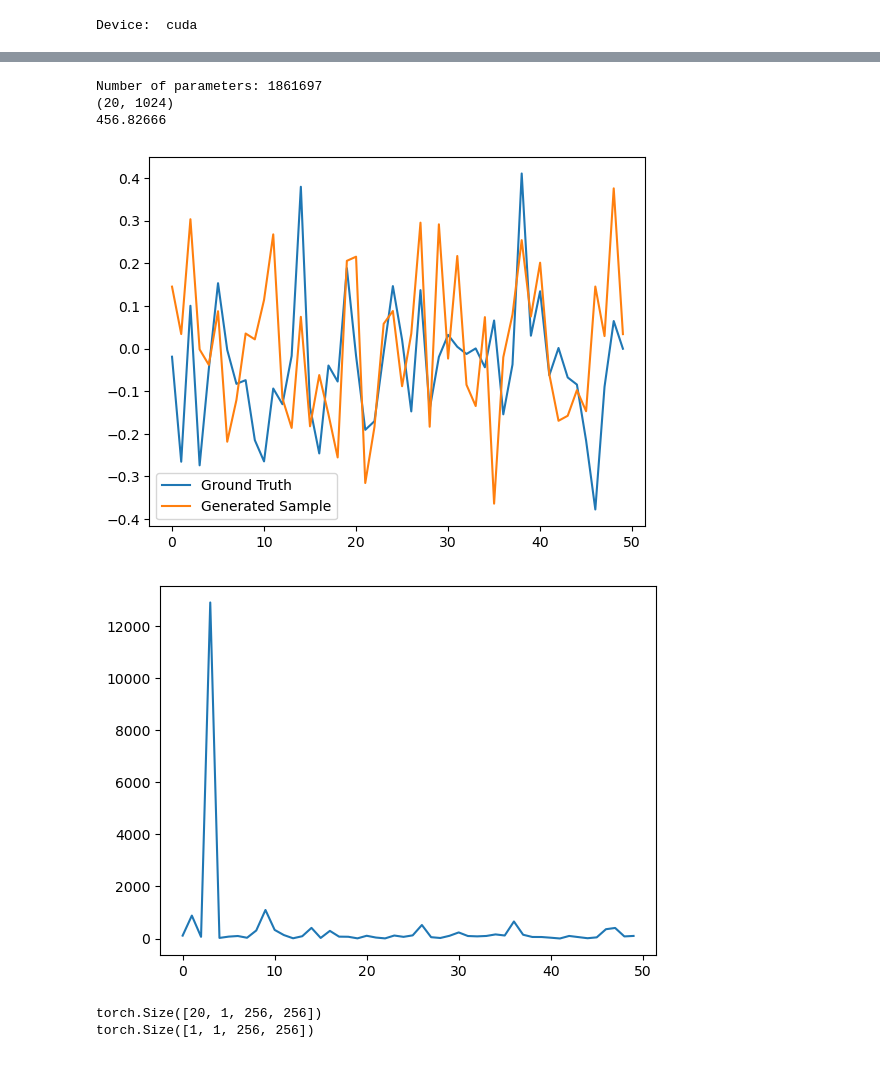
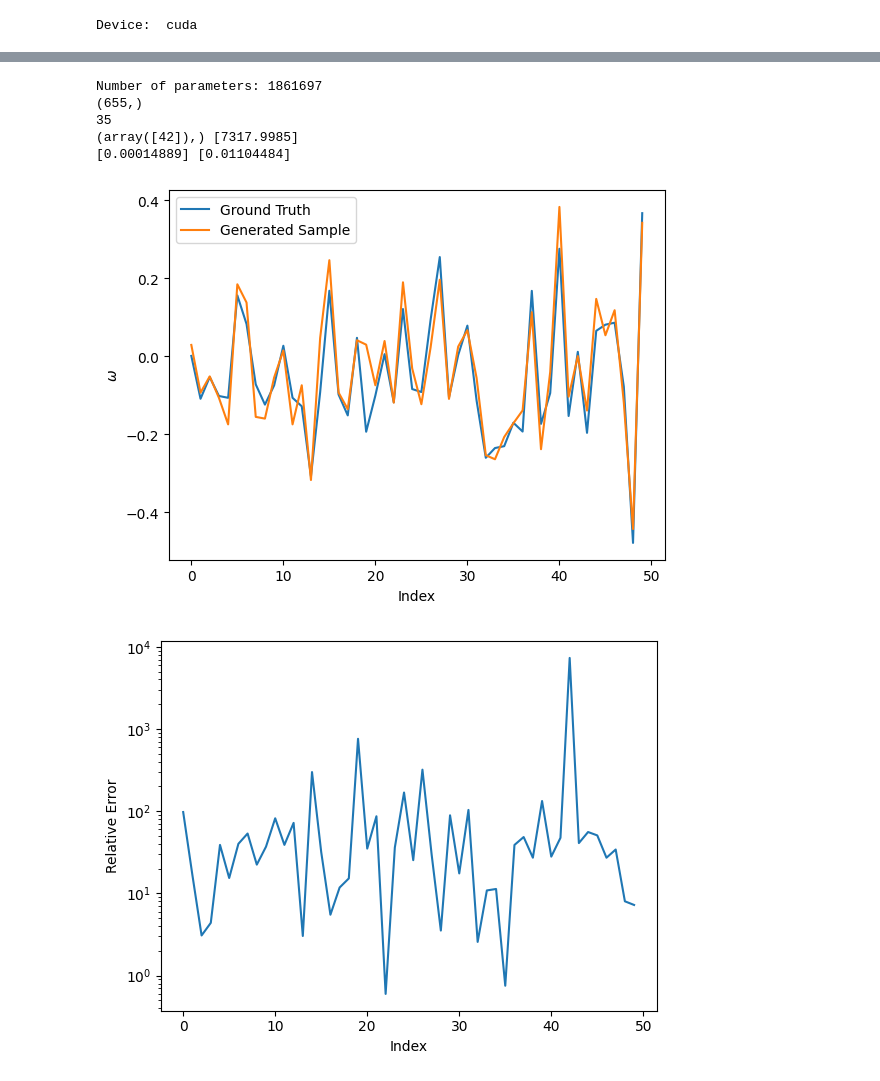
Before and after one commit to baristuran/baris-personal, a Jupyter notebook: data_assimilation.ipynb, the cells around one changed output, grey strips where cells are left out. Cells and saved outputs as stored; diff of their text form; code cells hidden in the pictures.

```diff
--- a/data_assimilation.ipynb
+++ b/data_assimilation.ipynb
@@ -111,7 +111,7 @@ def denoise(guidance, model, K, beta_min = 1e-4, beta_max = 0.02, steps=[1000],
     return x_t
 # %%
 #Randomly choose a fixed percentage of points from the test snapshot
-percentage = 1.5625
+percentage = 1
 factor = percentage/100
 start_idx = 80
 end_idx = 100
@@ -288,0 +289,18 @@ FileNotFoundError: [Errno 2] No such file or directory: 'plots/Two_Point_Corr_be
+# %%
+K = 1
+steps = np.ones((K,), dtype=np.int16) * 100#
+idx =  np.random.randint(0, 20)
+snapshot = test_snapshots[trajectory,idx]
+print(sparse_measurement.shape)
+
+sparse_measurement_sample = sparse_measurement[idx].unsqueeze(0)
+print(sparse_measurement_sample.shape)
+
+enforced_measurements = []
+n = 100
+idx_sparse_measurement = np.random.randint(0,50)
+for i in range(n):
+    generated_image = denoise(sparse_measurement_sample, model,steps=steps, K=1, beta_max=0.02, output_freq=10, show_intermediate_output=False).squeeze().detach().cpu().numpy()
+    enforced_measurements.append(generated_image[nx,ny])
+enforced_measurements = np.array(enforced_measurements)
+print(enforced_measurements.shape)
@@ -289,45 +334,41 @@ FileNotFoundError: [Errno 2] No such file or directory: 'plots/Two_Point_Corr_be
 # %%
 print("Number of parameters:", sum(p.numel() for p in model.parameters() if p.requires_grad))
 
-idx1 = np.random.randint(0,20)
-idx2 = np.random.randint(0,256)
+
 fig, ax = plt.subplots()
 fig2, ax2 = plt.subplots()
 
-ax.plot(generated_image[nx,ny][-50:])
-ax.plot(test_snapshots[trajectory, idx1, nx, ny][-50:])
+generated_image_plot = generated_image[nx,ny][idx_sparse_measurement: idx_sparse_measurement + 50]
+snaphot_plot = snapshot[nx,ny][idx_sparse_measurement: idx_sparse_measurement + 50]
+
+ax.plot(generated_image_plot)
+ax.plot(snaphot_plot)
+ax.set_xlabel("Index")
+ax.set_ylabel(r"$\omega$")
 ax.legend(["Ground Truth", "Generated Sample"])
-rel_error = 100 * np.abs((test_snapshots[trajectory, :,  nx, ny].T - generated_image[..., nx, ny])/test_snapshots[trajectory, :, nx, ny].T)
+
+
+rel_error = 100 * np.abs((snapshot[nx,ny] - generated_image[..., nx, ny])/snapshot[nx,ny])
+rel_error_plot = rel_error[idx_sparse_measurement:idx_sparse_measurement + 50]
 print(rel_error.shape)
-ax2.plot(rel_error[idx1, -50:])
-
+ax2.plot(rel_error_plot)
+ax2.set_xlabel("Index")
+ax2.set_ylabel("Relative Error")
+ax2.set_yscale("log")
+index_max_rel_error = np.where(rel_error_plot == np.max(rel_error_plot))
+print(np.sum(rel_error_plot < 50))
+print(index_max_rel_error, rel_error_plot[index_max_rel_error])
+print(snaphot_plot[index_max_rel_error], generated_image_plot[index_max_rel_error])
 #print(generated_image.shape)
-print(np.mean(rel_error))
 #plt.plot(rel_error[5, 30:100])
 #plt.plot(np.mean(test_snapshots[trajectory, :,  nx, ny], axis=-1).shape)
+#fig.savefig("plots/LinePlot.png", dpi=400)
+fig2.savefig("plots/Relative_Error.png", dpi=400)
 # %% [output]
 Number of parameters: 1861697
-(20, 1024)
-456.82666
+(655,)
+35
+(array([42]),) [7317.9985]
+[0.00014889] [0.01104484]
-[figure, old version]
+[figure, new version]
-[figure, old version]
+[figure, new version]
-# %%
-K = 1
-steps = np.ones((K,), dtype=np.int16) * 100#
-idx =  np.random.randint(0, 20)
-snapshot = test_snapshots[trajectory,idx]
-print(sparse_measurement.shape)
-
-sparse_measurement_sample = sparse_measurement[idx].unsqueeze(0)
-print(sparse_measurement_sample.shape)
-
-enforced_measurements = []
-n = 100
-idx_sparse_measurement = np.random.randint(0,100)
-for i in range(n):
-    generated_image = denoise(sparse_measurement_sample, model,steps=steps, K=1, beta_max=0.02, output_freq=10, show_intermediate_output=False).squeeze().detach().cpu().numpy()
-    enforced_measurements.append(generated_image[nx,ny][idx_sparse_measurement: idx_sparse_measurement + 50])
-enforced_measurements = np.array(enforced_measurements)
-# %% [output]
-torch.Size([20, 1, 256, 256])
-torch.Size([1, 1, 256, 256])
```
Also changed, not shown: parts of 6 cells of this notebook.
